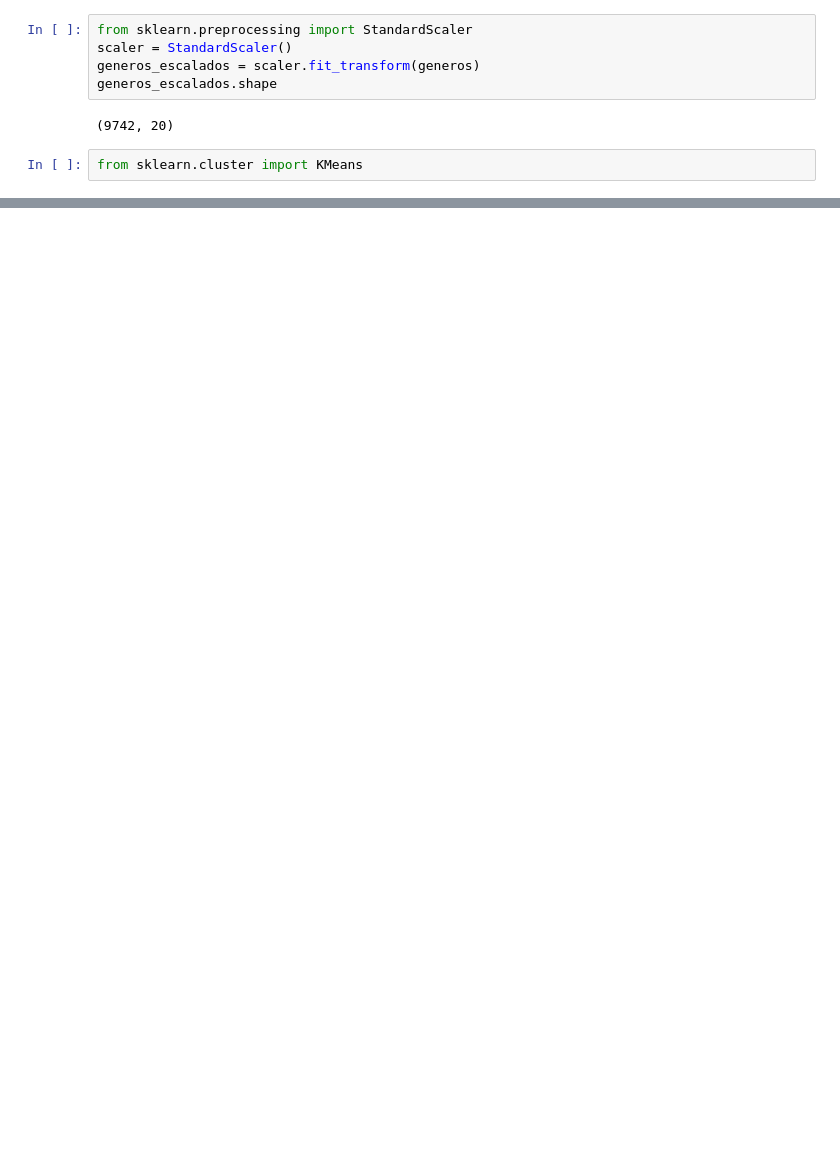
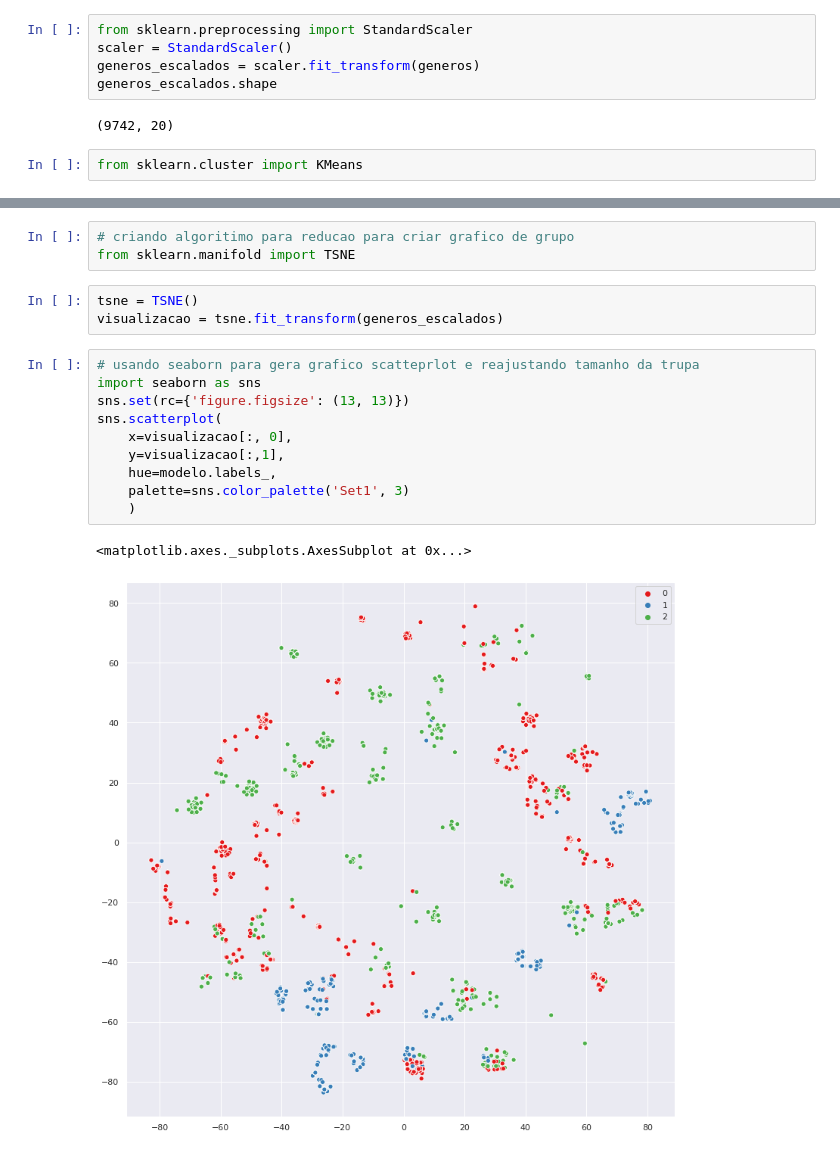
Before and after one commit to marcioshochi/data-scientist-trainning, a Jupyter notebook: treinamentoMachineLearning.ipynb, the cells around one changed output, grey strips where cells are left out. Drawn from its saved outputs; the diff is of its cells as text; blank space fills up the shorter version.

```diff
--- a/treinamentoMachineLearning.ipynb
+++ b/treinamentoMachineLearning.ipynb
@@ -66,0 +137,19 @@ grupos [0 0 1 ... 1 0 1]
+# %%
+# criando algoritimo para reducao para criar grafico de grupo
+from sklearn.manifold import TSNE
+# %%
+tsne = TSNE()
+visualizacao = tsne.fit_transform(generos_escalados)
+# %%
+# usando seaborn para gera grafico scatteprlot e reajustando tamanho da trupa
+import seaborn as sns
+sns.set(rc={'figure.figsize': (13, 13)})
+sns.scatterplot(
+    x=visualizacao[:, 0],
+    y=visualizacao[:,1],
+    hue=modelo.labels_,
+    palette=sns.color_palette('Set1', 3)
+    )
+# %% [output]
+<matplotlib.axes._subplots.AxesSubplot at 0x...>
+[figure, added]
```
Also changed, not shown: parts of 7 cells of this notebook.
